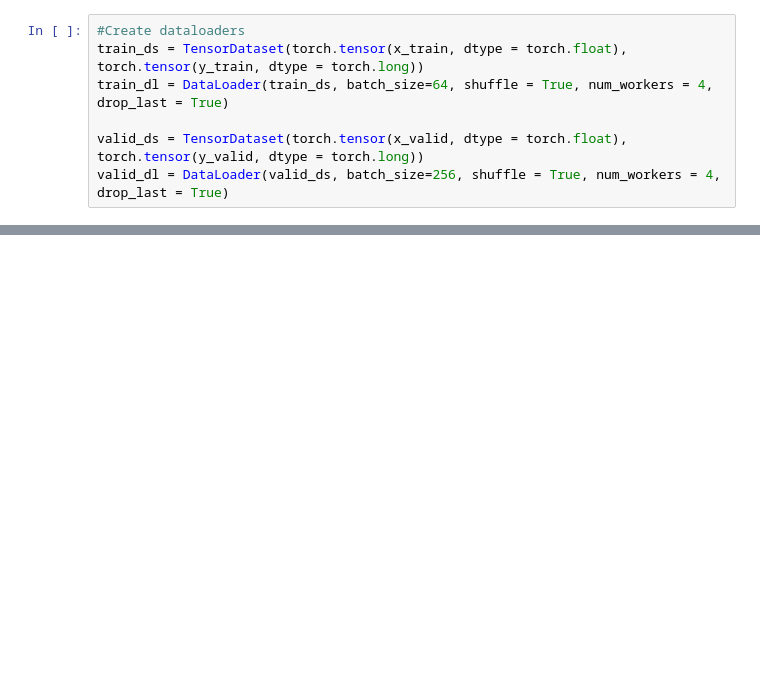
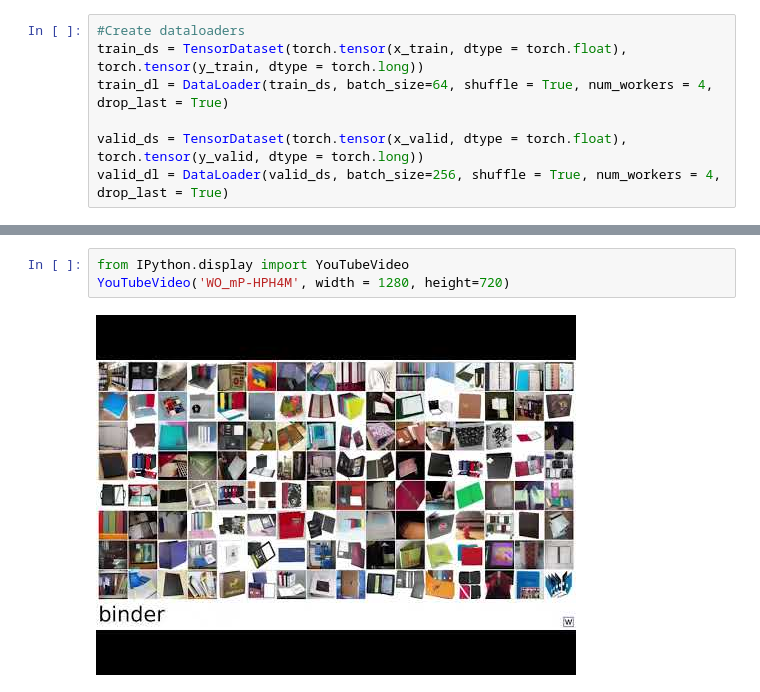
Before and after one commit to unccv/deep_learning_for_computer_vision, a Jupyter notebook: notebooks/image_classification_part_2.ipynb, the cells around one changed output, grey strips where cells are left out. Drawn from its saved outputs; the diff is of its cells as text; blank space fills up the shorter version.

```diff
--- a/notebooks/image_classification_part_2.ipynb
+++ b/notebooks/image_classification_part_2.ipynb
@@ -193,0 +315,5 @@ valid_dl = DataLoader(valid_ds, batch_size=256, shuffle = True, num_workers = 4,
+# %%
+from IPython.display import YouTubeVideo
+YouTubeVideo('WO_mP-HPH4M', width = 1280, height=720)
+# %% [output]
+[figure, added]
```
Also changed, not shown: parts of 34 cells of this notebook, 11 other files.
